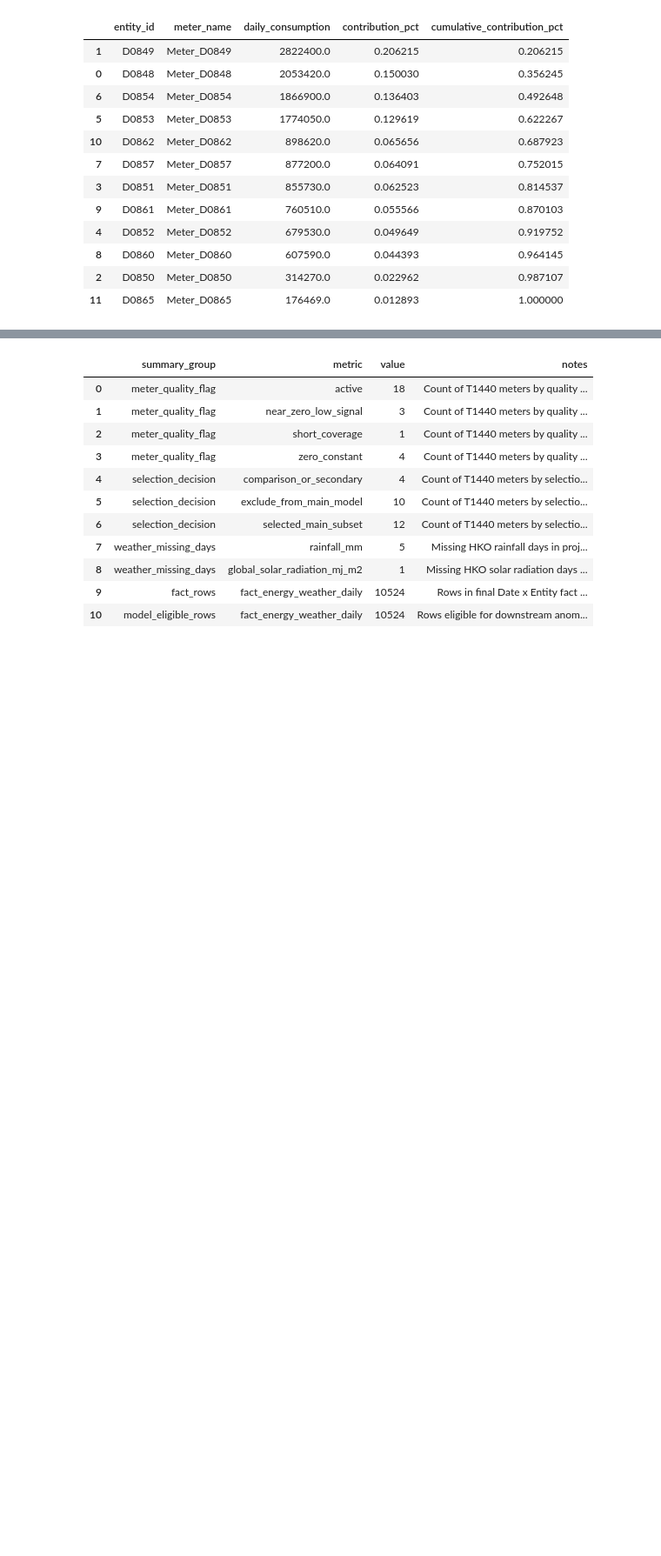
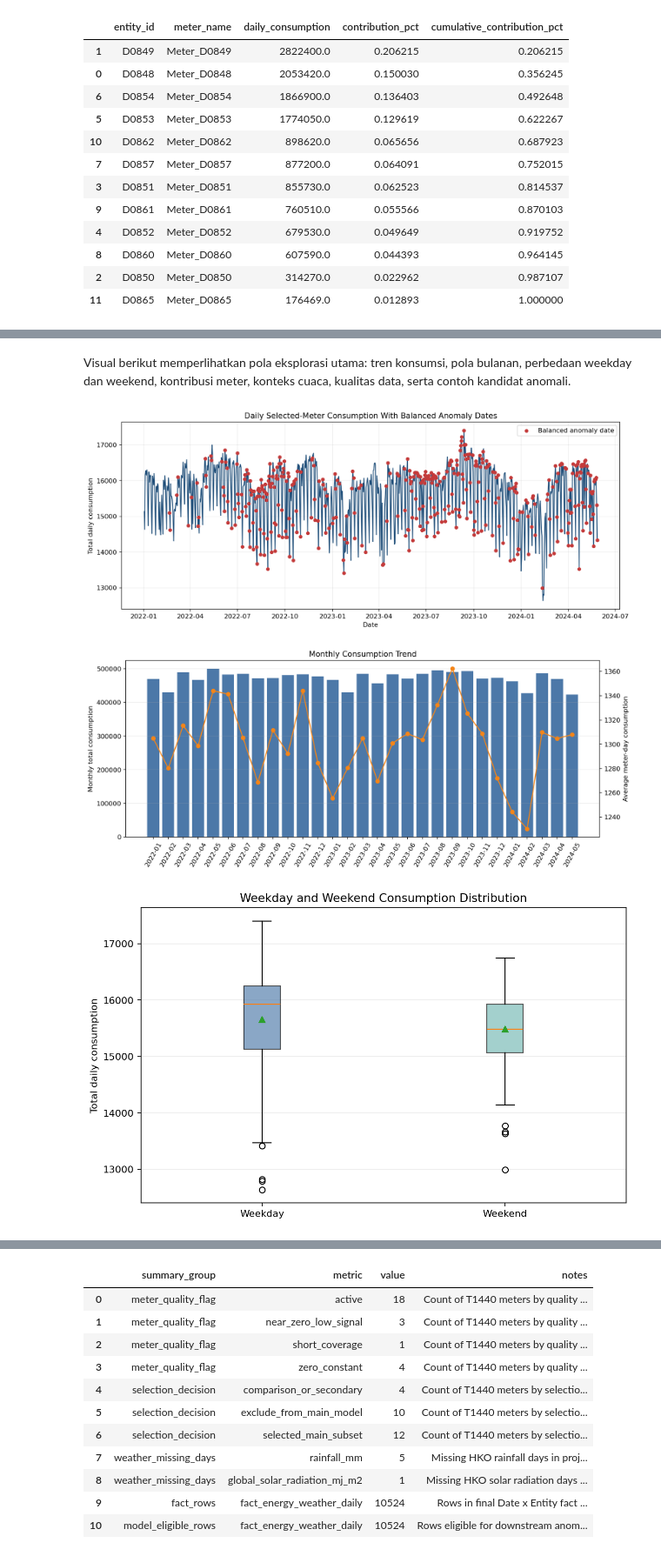
Before and after one commit to khalshaqzzy/Kelompok08_DataAnalytics_TugasBesar, a Jupyter notebook: notebooks/energy_analytics_osemn.ipynb, the cells around one changed output, grey strips where cells are left out. Shown at 87% size. Drawn from its saved outputs; the diff is of its cells as text; code cells hidden in the pictures; blank space fills up the shorter version.

```diff
--- a/notebooks/energy_analytics_osemn.ipynb
+++ b/notebooks/energy_analytics_osemn.ipynb
@@ -149,0 +154,4 @@ display(top_meter.head(12))
+# %%
+eda_summary = pd.read_csv(PROCESSED_DIR / "eda_summary.csv")
+visual_summary = pd.read_csv(PROCESSED_DIR / "visual_interpretation_summary.csv")
+display(eda_summary)
@@ -149,0 +167,9 @@ display(top_meter.head(12))
+# %% [markdown]
+Visual berikut memperlihatkan pola eksplorasi utama: tren konsumsi, pola bulanan, perbedaan weekday dan weekend, kontribusi meter, konteks cuaca, kualitas data, serta contoh kandidat anomali.
+# %%
+for visual_file in visual_summary["visual_file"]:
+    display(Image(filename=str(FINAL_EDA_DIR / visual_file)))
+# %% [output]
+[figure, added]
+[figure, added]
+[figure, added]
```
Also changed, not shown: parts of 14 cells of this notebook, 17 other files.
